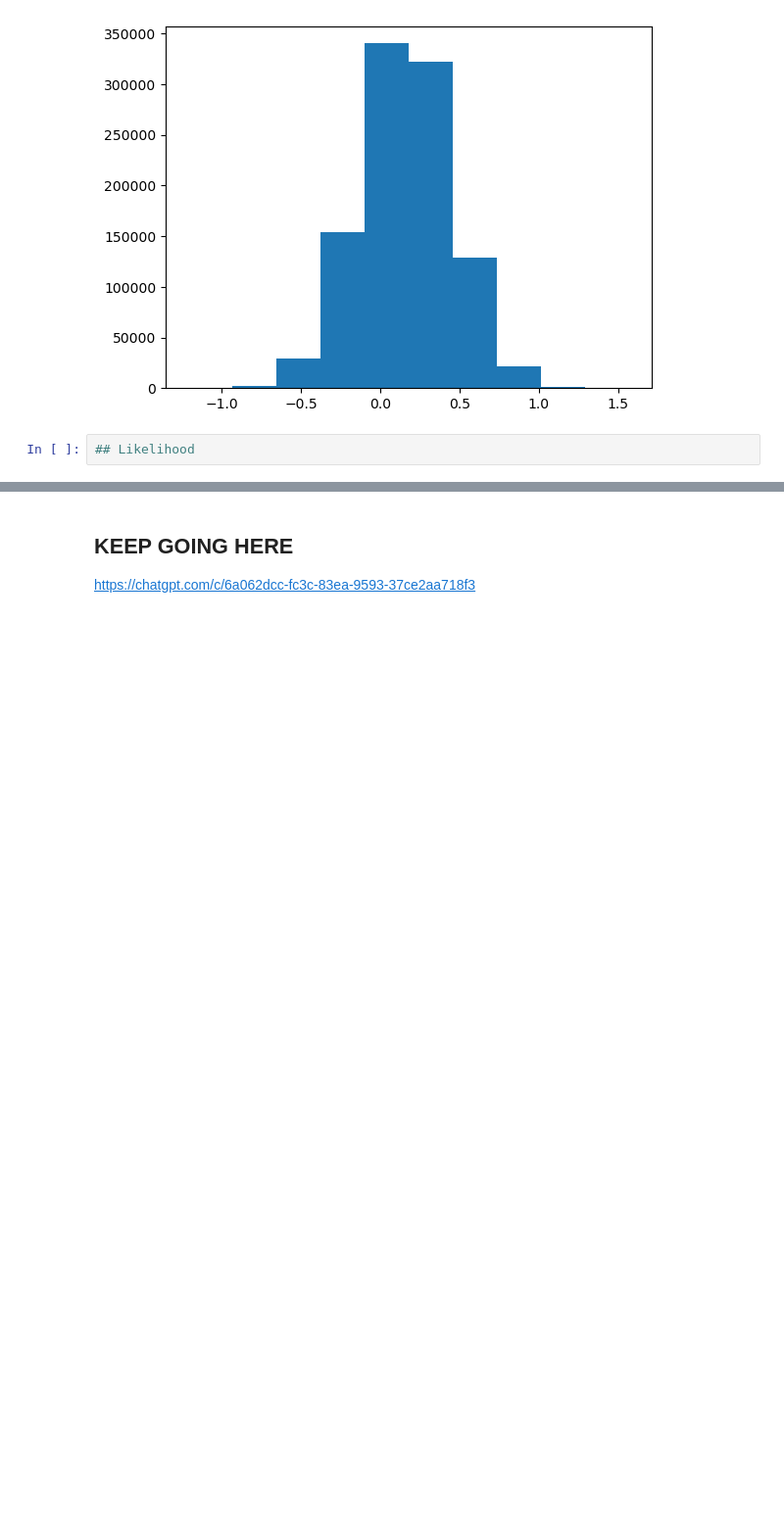
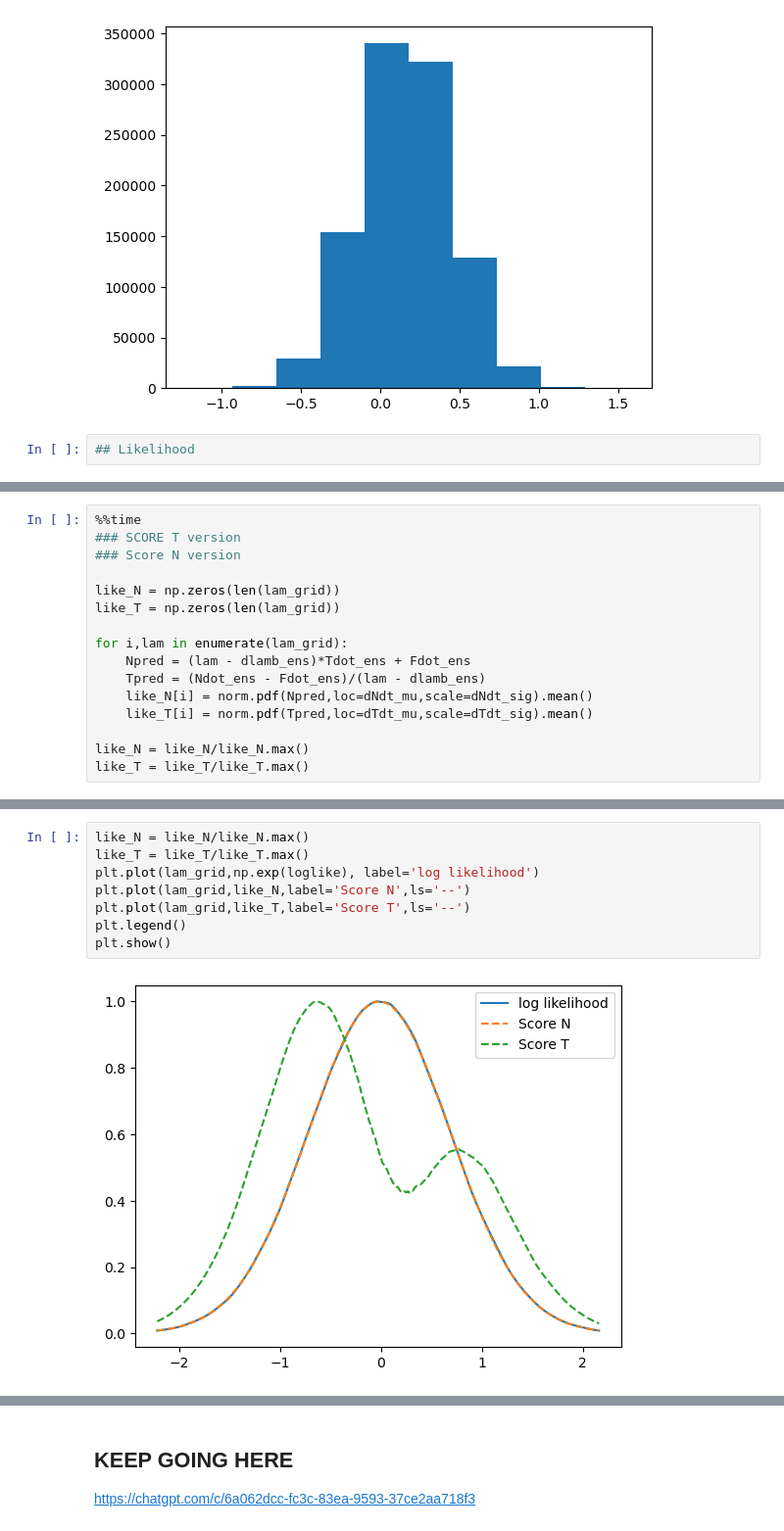
Before and after one commit to vtcooper/bayecs, a Jupyter notebook: grl_eei.ipynb, the cells around one changed output, grey strips where cells are left out. Shown at 98% size. Drawn from its saved outputs; the diff is of its cells as text; blank space fills up the shorter version.

```diff
--- a/grl_eei.ipynb
+++ b/grl_eei.ipynb
@@ -299,0 +300,16 @@ plt.plot(lam_grid,np.exp(loglike))
+# %%
+%%time
+### SCORE T version
+### Score N version
+
+like_N = np.zeros(len(lam_grid))
+like_T = np.zeros(len(lam_grid))
+
+for i,lam in enumerate(lam_grid):
+    Npred = (lam - dlamb_ens)*Tdot_ens + Fdot_ens
+    Tpred = (Ndot_ens - Fdot_ens)/(lam - dlamb_ens)
+    like_N[i] = norm.pdf(Npred,loc=dNdt_mu,scale=dNdt_sig).mean()
+    like_T[i] = norm.pdf(Tpred,loc=dTdt_mu,scale=dTdt_sig).mean()
+
+like_N = like_N/like_N.max()
+like_T = like_T/like_T.max()
@@ -300,3 +320,13 @@ plt.plot(lam_grid,np.exp(loglike))
+# %%
+like_N = like_N/like_N.max()
+like_T = like_T/like_T.max()
+plt.plot(lam_grid,np.exp(loglike), label='log likelihood')
+plt.plot(lam_grid,like_N,label='Score N',ls='--')
+plt.plot(lam_grid,like_T,label='Score T',ls='--')
+plt.legend()
+plt.show()
+# %% [output]
+[figure, added]
 # %%
 S_grid = np.linspace(0.1, 10, 500)  ## choose ECS range to plot
 
```
Also changed, not shown: parts of 11 cells of this notebook.
